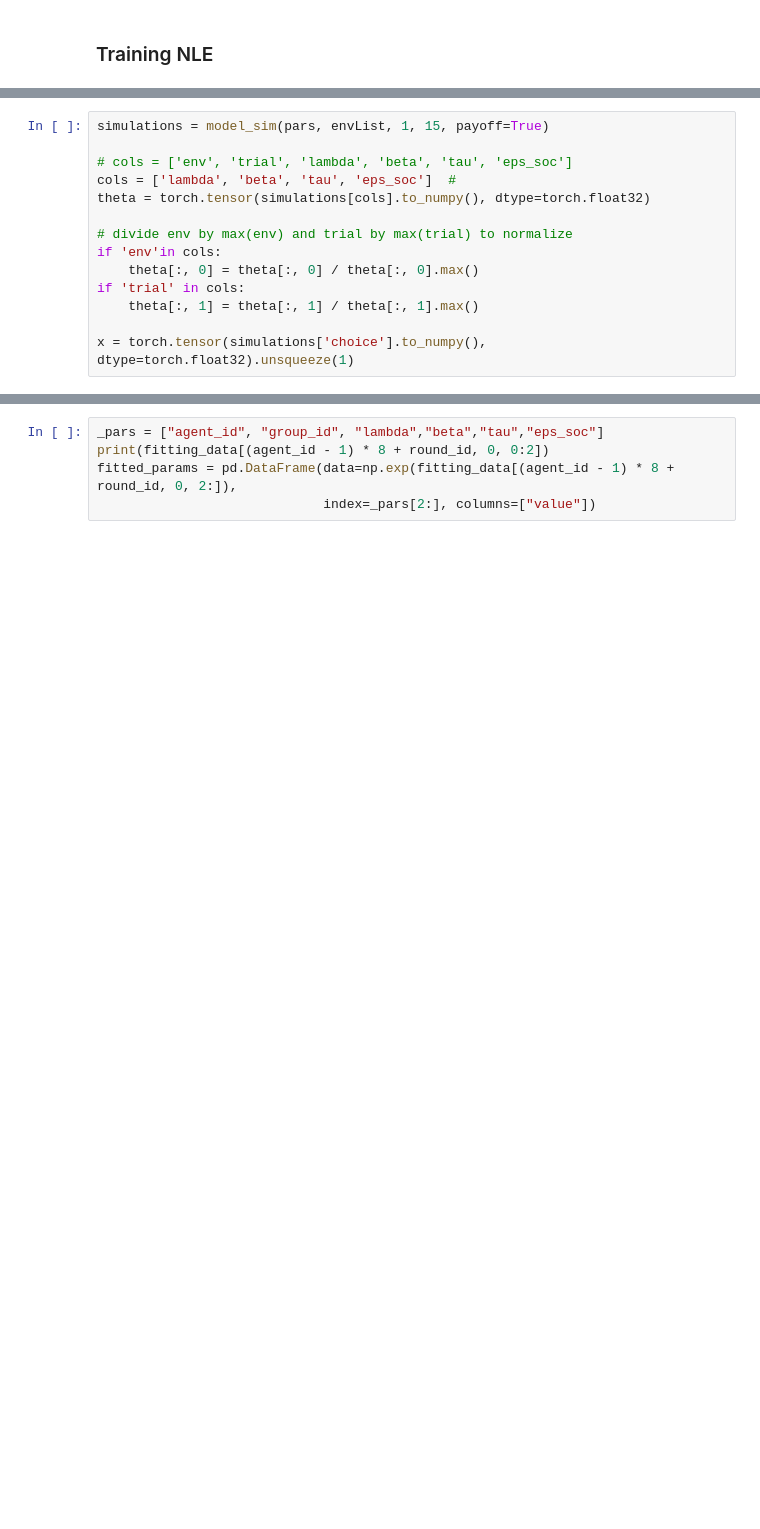
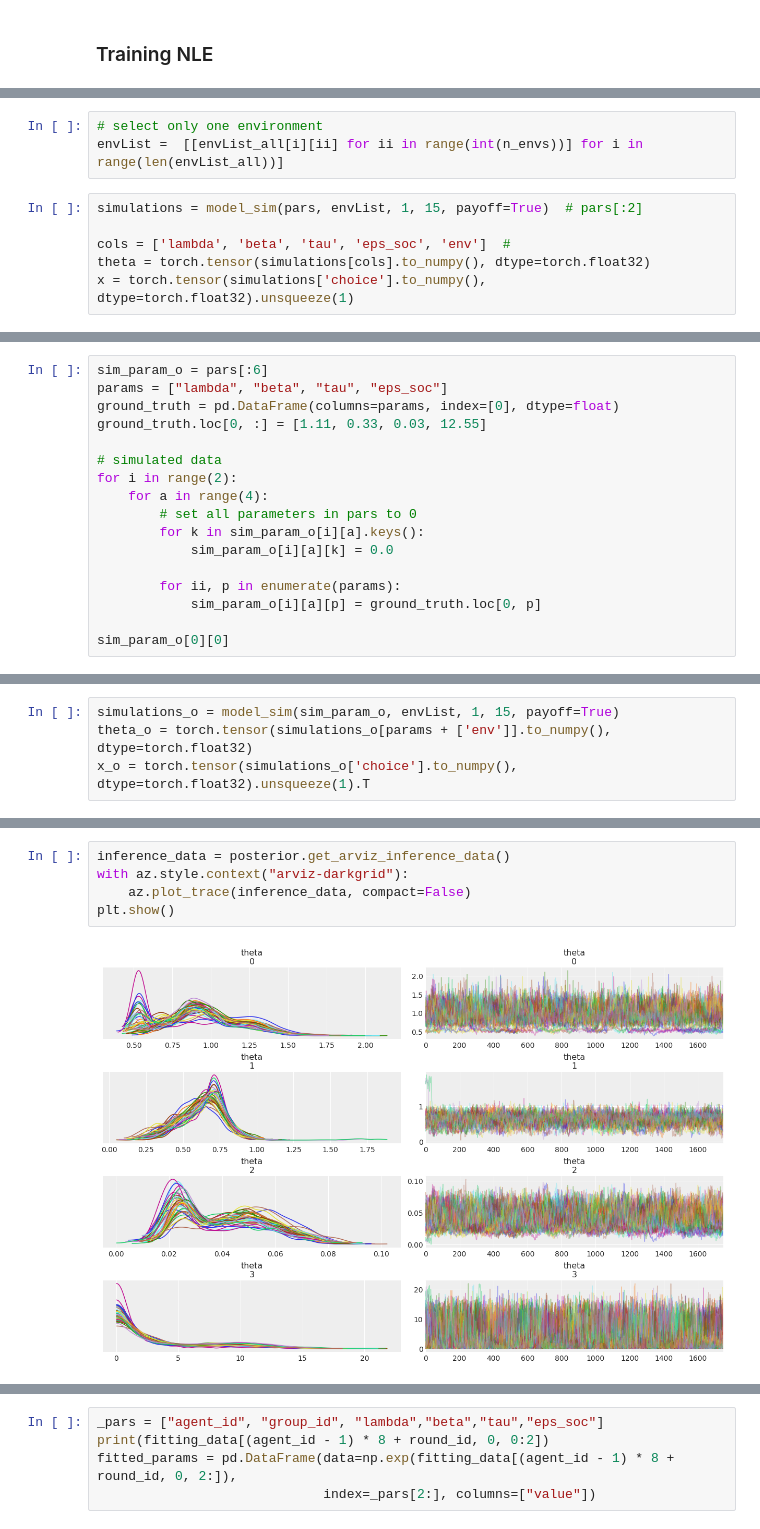
Before and after one commit to vagechirkov/socialGeneralizationSBI, a Jupyter notebook: sbi.ipynb, the cells around one changed output, grey strips where cells are left out. Drawn from its saved outputs; the diff is of its cells as text; blank space fills up the shorter version.

Commit message:
condition inference on environment

```diff
--- a/sbi.ipynb
+++ b/sbi.ipynb
@@ -136,15 +141,10 @@ pars[0][0]
  'dummy': 0.0}
+# %%
+# select only one environment
+envList =  [[envList_all[i][ii] for ii in range(int(n_envs))] for i in range(len(envList_all))]
 # %%
-simulations = model_sim(pars, envList, 1, 15, payoff=True)
+simulations = model_sim(pars, envList, 1, 15, payoff=True)  # pars[:2]
 
-# cols = ['env', 'trial', 'lambda', 'beta', 'tau', 'eps_soc']
-cols = ['lambda', 'beta', 'tau', 'eps_soc']  #
+cols = ['lambda', 'beta', 'tau', 'eps_soc', 'env']  #
 theta = torch.tensor(simulations[cols].to_numpy(), dtype=torch.float32)
-
-# divide env by max(env) and trial by max(trial) to normalize
-if 'env'in cols:
-    theta[:, 0] = theta[:, 0] / theta[:, 0].max()
-if 'trial' in cols:
-    theta[:, 1] = theta[:, 1] / theta[:, 1].max()
-
 x = torch.tensor(simulations['choice'].to_numpy(), dtype=torch.float32).unsqueeze(1)
@@ -155,0 +170,17 @@ density_estimator = estimator.train()
+# %%
+sim_param_o = pars[:6]
+params = ["lambda", "beta", "tau", "eps_soc"]
+ground_truth = pd.DataFrame(columns=params, index=[0], dtype=float)
+ground_truth.loc[0, :] = [1.11, 0.33, 0.03, 12.55]
+
+# simulated data
+for i in range(2):
+    for a in range(4):
+        # set all parameters in pars to 0
+        for k in sim_param_o[i][a].keys():
+            sim_param_o[i][a][k] = 0.0
+
+        for ii, p in enumerate(params):
+            sim_param_o[i][a][p] = ground_truth.loc[0, p]
+
+sim_param_o[0][0]
@@ -156 +195,5 @@ density_estimator = estimator.train()
+# %%
+simulations_o = model_sim(sim_param_o, envList, 1, 15, payoff=True)
+theta_o = torch.tensor(simulations_o[params + ['env']].to_numpy(), dtype=torch.float32)
+x_o = torch.tensor(simulations_o['choice'].to_numpy(), dtype=torch.float32).unsqueeze(1).T
 # %%
@@ -180 +250,8 @@ x_o = torch.tensor([_x_o], dtype=torch.float32)
 posterior_sample = posterior.sample((num_samples,), x=x_o.T)
+# %%
+inference_data = posterior.get_arviz_inference_data()
+with az.style.context("arviz-darkgrid"):
+    az.plot_trace(inference_data, compact=False)
+plt.show()
+# %% [output]
+[figure, added]
```
Also changed, not shown: parts of 16 cells of this notebook.
